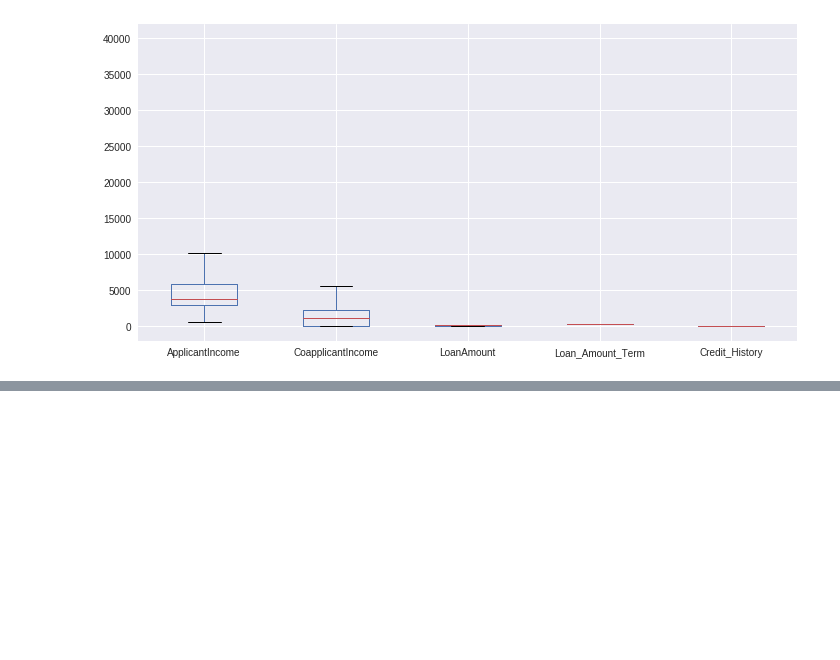
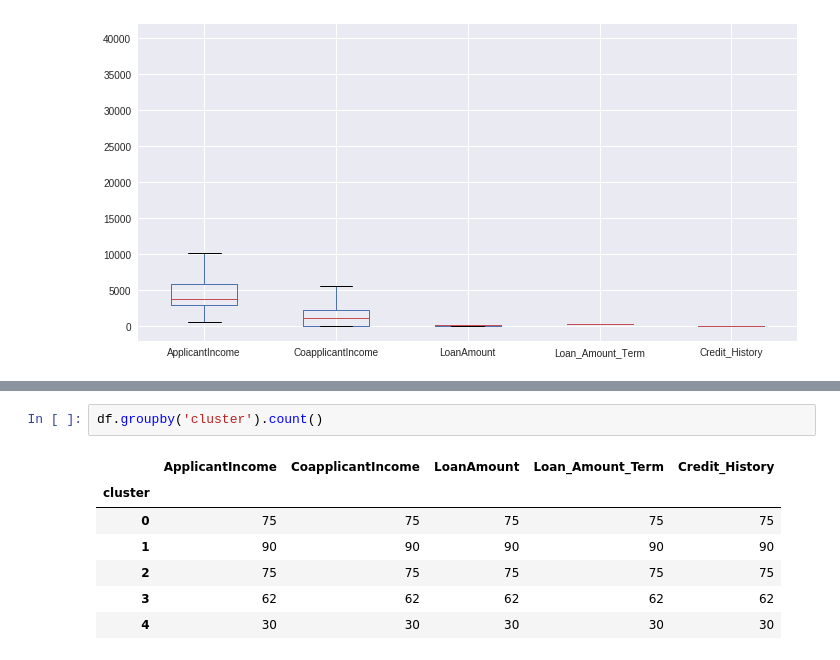
Before and after one commit to vipulpopat/MSCAI_Sem1_Etivity3, a Jupyter notebook: Etivity_3.ipynb, the cells around one changed output, grey strips where cells are left out. Drawn from its saved outputs; the diff is of its cells as text; blank space fills up the shorter version.

```diff
--- a/Etivity_3.ipynb
+++ b/Etivity_3.ipynb
@@ -140,0 +264,10 @@ plt.show()
+# %%
+df.groupby('cluster').count()
+# %% [output]
+|  | ApplicantIncome | CoapplicantIncome | LoanAmount | Loan_Amount_Term | Credit_History |
+| cluster |  |  |  |  |  |
+| 0 | 75 | 75 | 75 | 75 | 75 |
+| 1 | 90 | 90 | 90 | 90 | 90 |
+| 2 | 75 | 75 | 75 | 75 | 75 |
+| 3 | 62 | 62 | 62 | 62 | 62 |
+| 4 | 30 | 30 | 30 | 30 | 30 |
```
Also changed, not shown: parts of 8 cells of this notebook.
